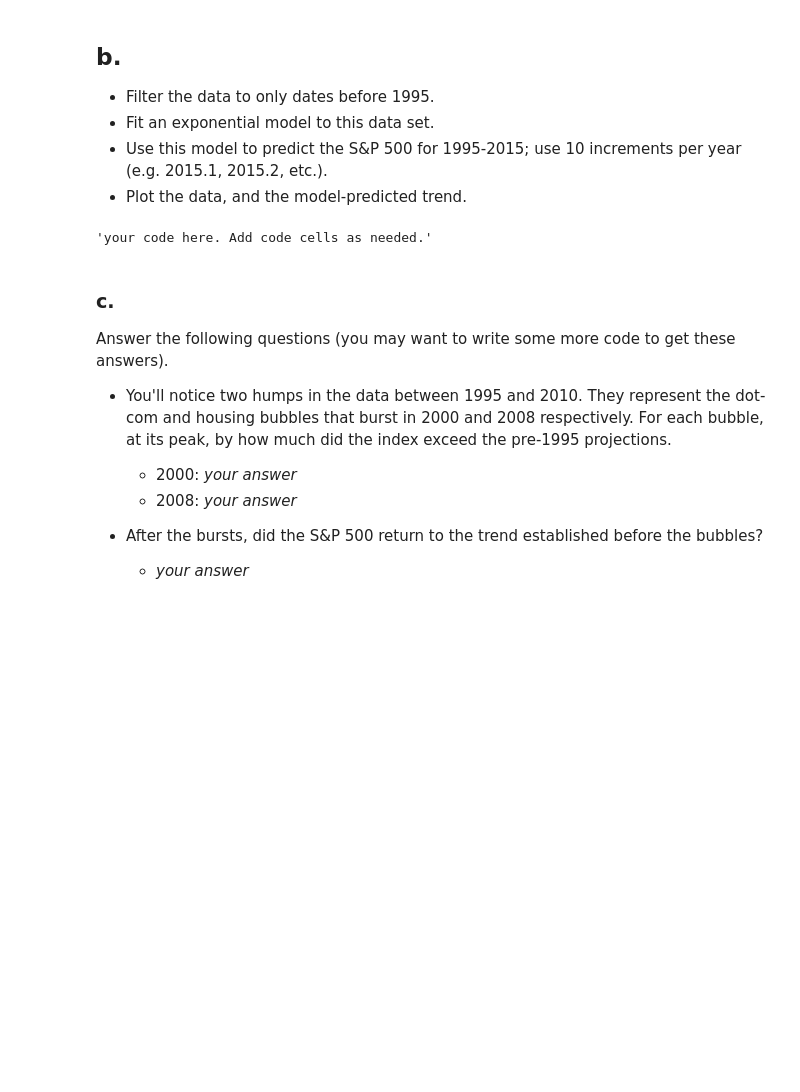
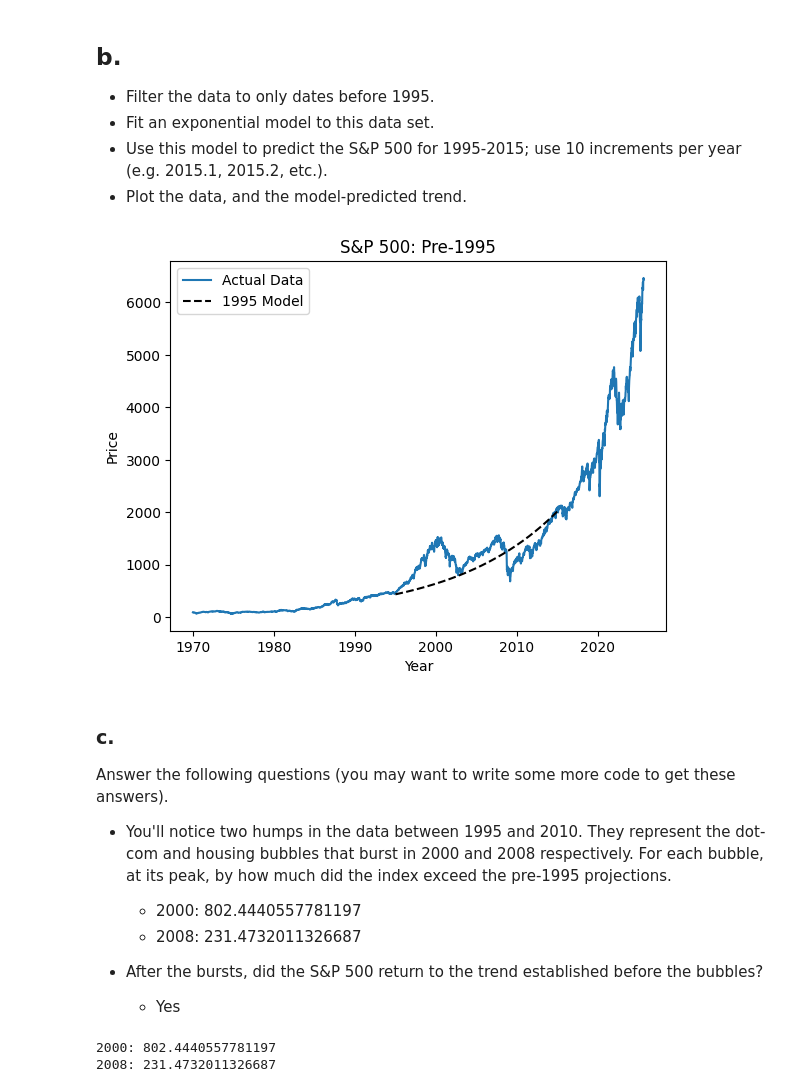
Before and after one commit to foxel03/Notes-2-01, a Jupyter notebook: 00_Assignments/ps01.ipynb, the cells around one changed output. Saved outputs shown, nothing was run; the diff lists cells and outputs as text; code cells hidden in the pictures; blank space fills up the shorter version.

```diff
--- a/00_Assignments/ps01.ipynb
+++ b/00_Assignments/ps01.ipynb
@@ -273,16 +372,58 @@ Input your S&P 500 predictions for:
  - Fit an exponential model to this data set.
  - Use this model to predict the S&P 500 for 1995-2015; use 10 increments per year (e.g. 2015.1, 2015.2, etc.).
  - Plot the data, and the model-predicted trend.
-# %%
-'''your code here. Add code cells as needed.'''
-# %% [output]
-'your code here. Add code cells as needed.'
+# %%
+sp500_old = sp500_df[sp500_df['DateNum'] < 1995].copy() #filter
+
+
+X_old = sp500_old[['DateNum']]
+y_old = sp500_old[['Price']]
+
+logy_old = np.log(y_old)
+
+model_old = LinearRegression()
+model_old.fit(X_old, logy_old)
+
+years_future = np.arange(1995.0, 2015.0 + 0.0001, 0.1)
+X_future = pd.DataFrame({'DateNum': years_future})
+
+log_future = model_old.predict(X_future)
+future_prices = np.exp(log_future)
+
+# Plot
+plt.plot(sp500_df['DateNum'], sp500_df['Price'], label='Actual Data')
+plt.plot(X_future['DateNum'], future_prices, 'k--', label='1995 Model')
+
+plt.xlabel('Year')
+plt.ylabel('Price')
+plt.title('S&P 500: Pre-1995')
+plt.legend()
+plt.show()
+# %% [output]
+[figure, added]
 # %% [markdown]
 ### c.
 Answer the following questions (you may want to write some more code to get these answers).
  - You'll notice two humps in the data between 1995 and 2010. They represent the dot-com and housing bubbles that burst in 2000 and 2008 respectively. For each bubble, at its peak, by how much did the index exceed the pre-1995 projections.
-    - 2000: *your answer*
-    - 2008: *your answer*
+    - 2000: 802.4440557781197
+    - 2008: 231.4732011326687
 
  - After the bursts, did the S&P 500 return to the trend established before the bubbles?
-    - *your answer*
+    - Yes
+# %%
+years = pd.DataFrame({'DateNum': [2000.0, 2008.0]})
+
+actual_2000 = sp500_df.loc[(sp500_df['DateNum'] - 2000).abs().idxmin(), 'Price']
+actual_2008 = sp500_df.loc[(sp500_df['DateNum'] - 2008).abs().idxmin(), 'Price']
+
+log_pred = model_old.predict(years)
+pred = np.exp(log_pred)
+
+excess_2000 = actual_2000 - pred[0][0]
+excess_2008 = actual_2008 - pred[1][0]
+
+print("2000:", excess_2000)
+print("2008:", excess_2008)
+# %% [output]
+2000: 802.4440557781197
+2008: 231.4732011326687
```
Also changed, not shown: parts of 18 cells of this notebook.
